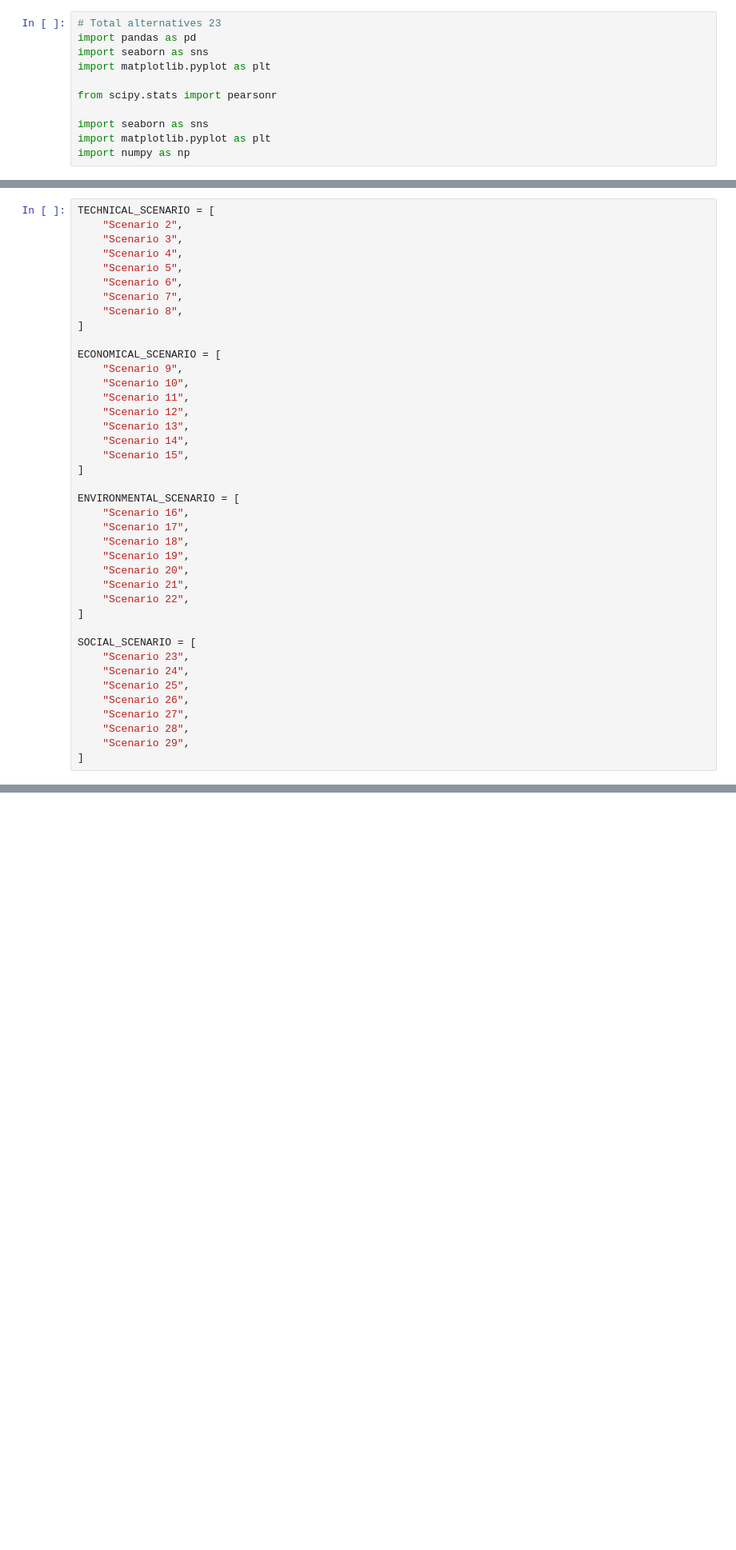
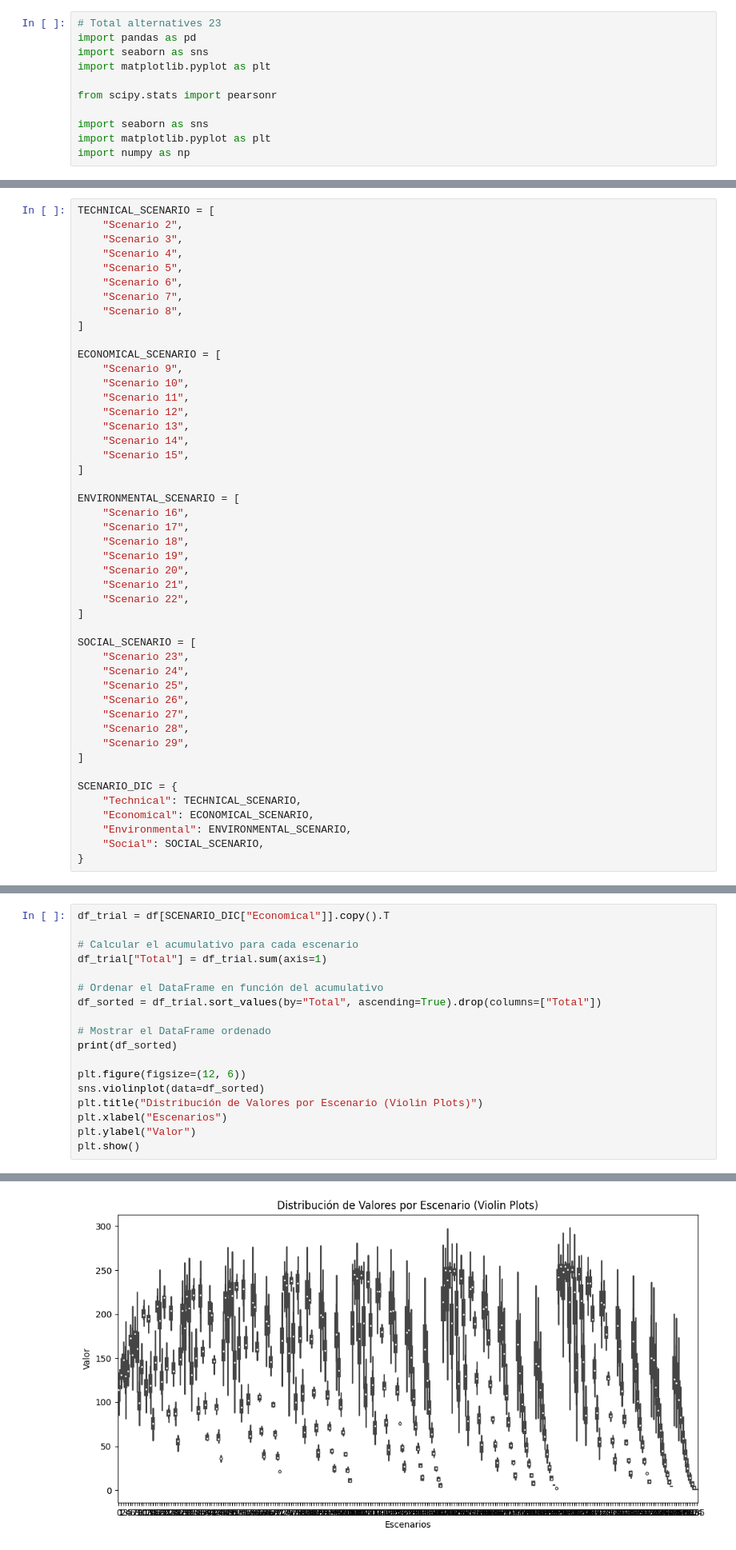
Before and after one commit to MateoBarrera/ResearchDev, a Jupyter notebook: analysis_result/data_exploration_01.ipynb, the cells around one changed output, grey strips where cells are left out. Shown at 80% size. Cells and saved outputs as stored; diff of their text form; blank space fills up the shorter version.

```diff
--- a/analysis_result/data_exploration_01.ipynb
+++ b/analysis_result/data_exploration_01.ipynb
@@ -49,3 +51,10 @@ SOCIAL_SCENARIO = [
     "Scenario 28",
     "Scenario 29",
 ]
+
+SCENARIO_DIC = {
+    "Technical": TECHNICAL_SCENARIO,
+    "Economical": ECONOMICAL_SCENARIO,
+    "Environmental": ENVIRONMENTAL_SCENARIO,
+    "Social": SOCIAL_SCENARIO,
+}
@@ -210,0 +227,19 @@ def plot_boxplot_by_dimension(df):
+# %%
+df_trial = df[SCENARIO_DIC["Economical"]].copy().T
+
+# Calcular el acumulativo para cada escenario
+df_trial["Total"] = df_trial.sum(axis=1)
+
+# Ordenar el DataFrame en función del acumulativo
+df_sorted = df_trial.sort_values(by="Total", ascending=True).drop(columns=["Total"])
+
+# Mostrar el DataFrame ordenado
+print(df_sorted)
+
+plt.figure(figsize=(12, 6))
+sns.violinplot(data=df_sorted)
+plt.title("Distribución de Valores por Escenario (Violin Plots)")
+plt.xlabel("Escenarios")
+plt.ylabel("Valor")
+plt.show()
+# %% [output]
@@ -210,0 +265 @@ def plot_boxplot_by_dimension(df):
+[figure, added]
```
Also changed, not shown: parts of 19 cells of this notebook, 3 other files.
